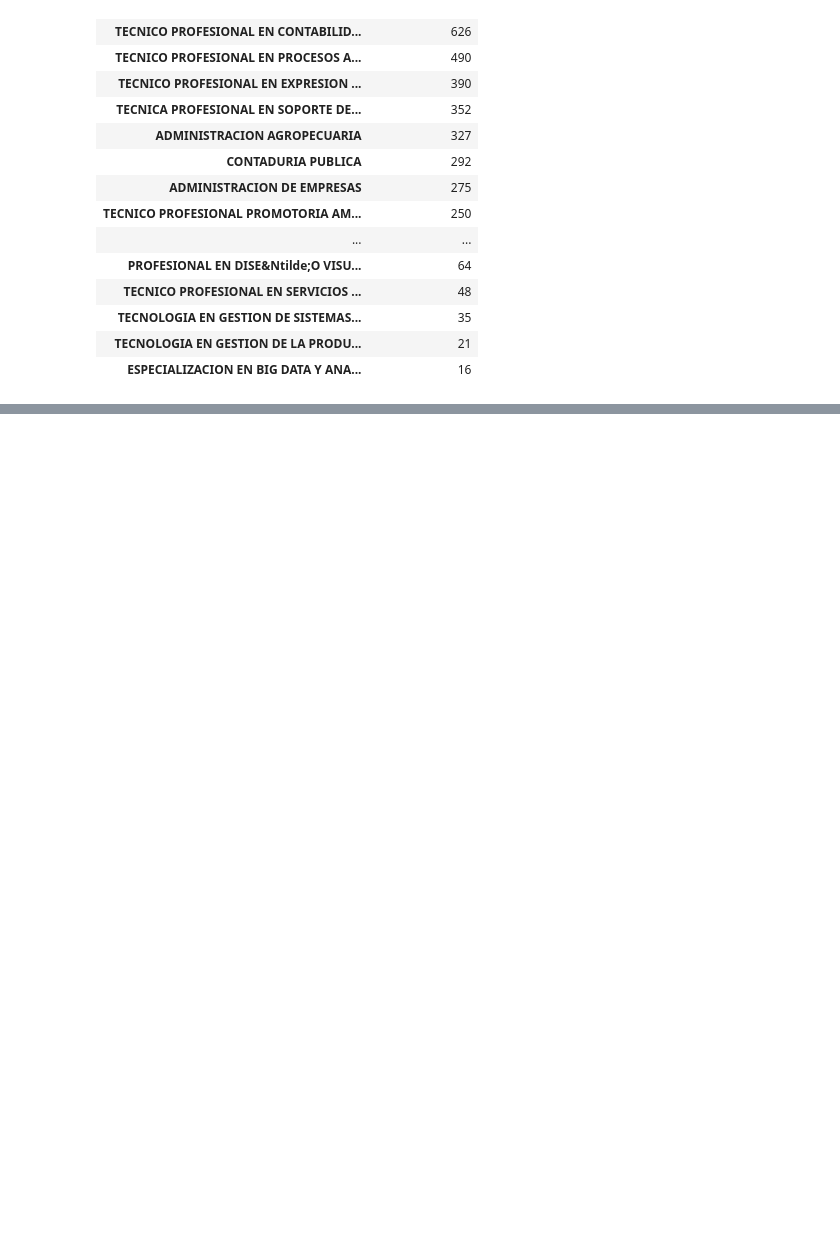
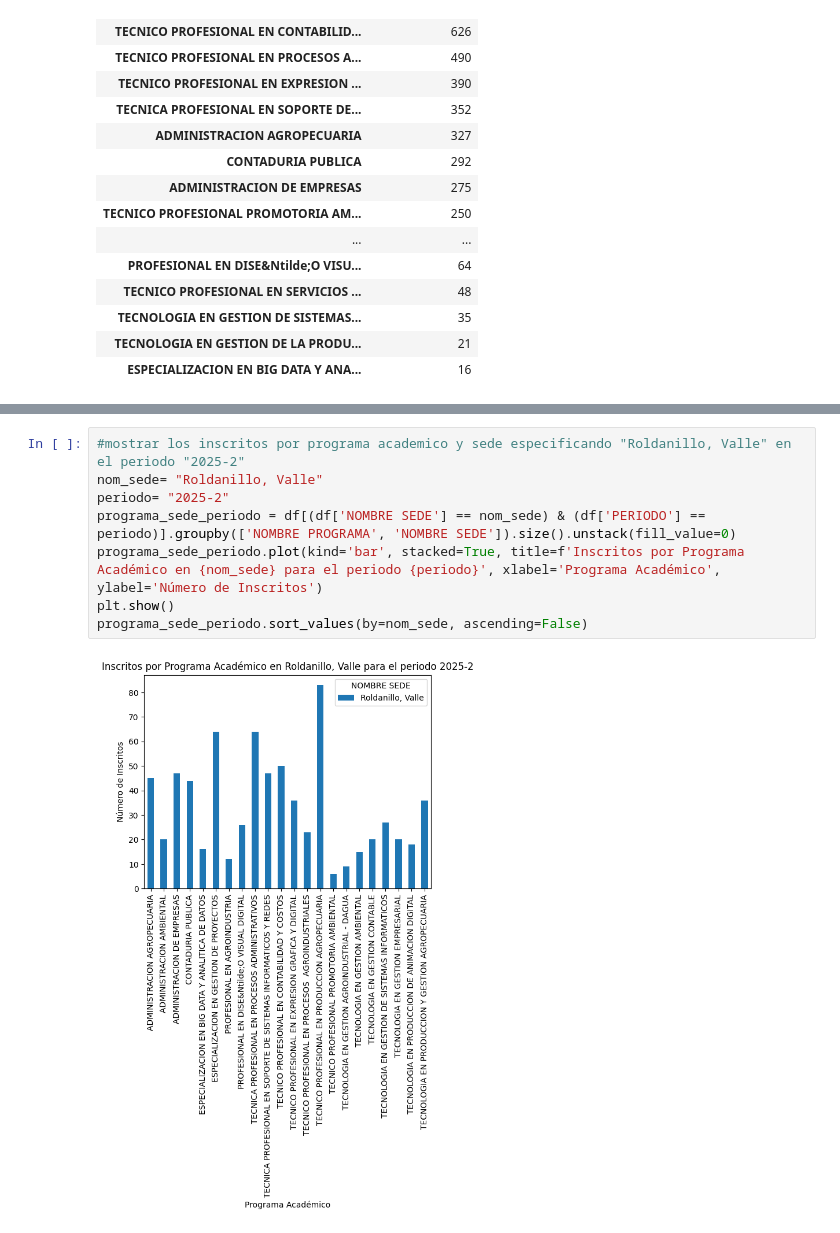
Before and after one commit to EddoTec/TrabajoFinal_INTEP_oct_2025, a Jupyter notebook: Trabajo_Final_exel.ipynb, the cells around one changed output, grey strips where cells are left out. Drawn from its saved outputs; the diff is of its cells as text; blank space fills up the shorter version.

```diff
--- a/Trabajo_Final_exel.ipynb
+++ b/Trabajo_Final_exel.ipynb
@@ -229,3 +270,13 @@ programa_sede_periodo.sort_values(by=nom_sede, ascending=False)
 | TECNOLOGIA EN GESTION DE SISTEMAS... | 8 |
 | PROFESIONAL EN AGROINDUSTRIA | 7 |
 | TECNICO PROFESIONAL EN PRODUCCION... | 6 |
+# %%
+#mostrar los inscritos por programa academico y sede especificando "Roldanillo, Valle" en el periodo "2025-2"
+nom_sede= "Roldanillo, Valle"
+periodo= "2025-2"
+programa_sede_periodo = df[(df['NOMBRE SEDE'] == nom_sede) & (df['PERIODO'] == periodo)].groupby(['NOMBRE PROGRAMA', 'NOMBRE SEDE']).size().unstack(fill_value=0)
+programa_sede_periodo.plot(kind='bar', stacked=True, title=f'Inscritos por Programa Académico en {nom_sede} para el periodo {periodo}', xlabel='Programa Académico', ylabel='Número de Inscritos')
+plt.show()
+programa_sede_periodo.sort_values(by=nom_sede, ascending=False)
+# %% [output]
+[figure, added]
```
Also changed, not shown: parts of 5 cells of this notebook.
